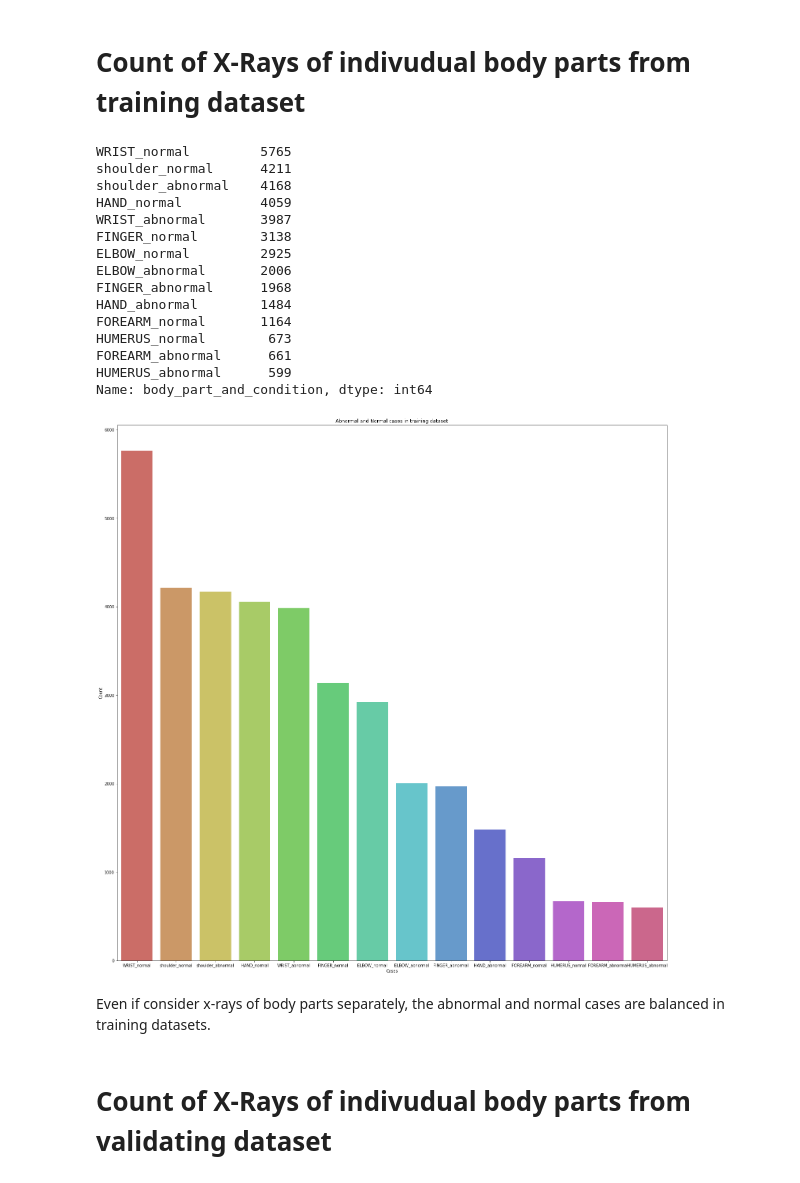
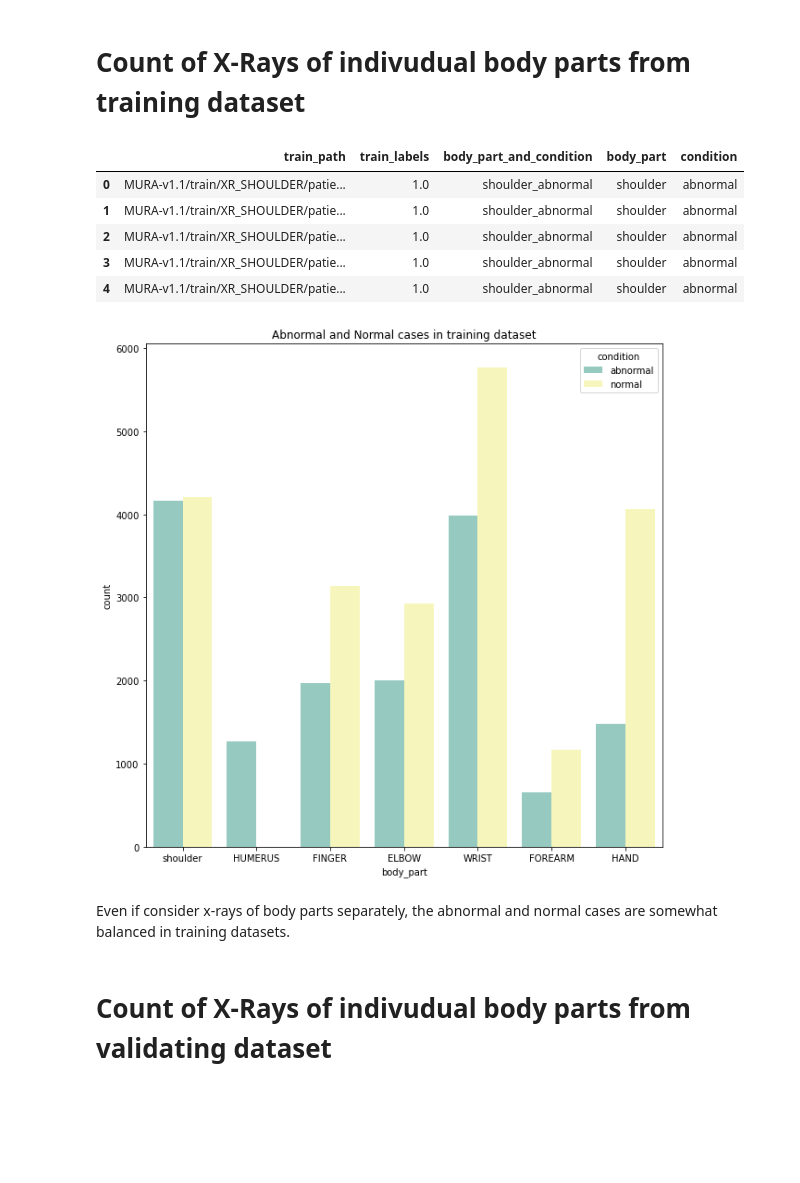
Before and after one commit to umamohantm/springboard, a Jupyter notebook: Capstone 2/Capstone _3_Data_Wrangling_and_EDA.ipynb, the cells around one changed output. Drawn from its saved outputs; the diff is of its cells as text; code cells hidden in the pictures; blank space fills up the shorter version.

```diff
--- a/Capstone 2/Capstone _3_Data_Wrangling_and_EDA.ipynb
+++ b/Capstone 2/Capstone _3_Data_Wrangling_and_EDA.ipynb
@@ -427,38 +441,26 @@ def train_count_XRays(train_image):
 # %%
 #Call the function count_XRays to find the indivudual part X-Rays by passing the training dataframe as argument
 train_count_XRays(train_image)
+# %%
+train_image.head()
+# %% [output]
+|  | train_path | train_labels | body_part_and_condition | body_part | condition |
+| 0 | MURA-v1.1/train/XR_SHOULDER/patie... | 1.0 | shoulder_abnormal | shoulder | abnormal |
+| 1 | MURA-v1.1/train/XR_SHOULDER/patie... | 1.0 | shoulder_abnormal | shoulder | abnormal |
+| 2 | MURA-v1.1/train/XR_SHOULDER/patie... | 1.0 | shoulder_abnormal | shoulder | abnormal |
+| 3 | MURA-v1.1/train/XR_SHOULDER/patie... | 1.0 | shoulder_abnormal | shoulder | abnormal |
+| 4 | MURA-v1.1/train/XR_SHOULDER/patie... | 1.0 | shoulder_abnormal | shoulder | abnormal |
 # %%
-Part_condition =  train_image['body_part_and_condition'].value_counts()
-Part_condition
-print(Part_condition)
-
-
-
-plt.figure(figsize=(25,25))
+plt.figure(figsize=(10,10))
 plt.title('Abnormal and Normal cases in training dataset')
 plt.xlabel('Cases')
 plt.ylabel('Count')
-sns.barplot(x= Part_condition.index,y = Part_condition.values,palette = 'hls')
+sns.countplot(x="body_part", hue="condition", data=train_image,palette="Set3")
 plt.show()
 # %% [output]
-WRIST_normal         5765
-shoulder_normal      4211
-shoulder_abnormal    4168
-HAND_normal          4059
-WRIST_abnormal       3987
-FINGER_normal        3138
-ELBOW_normal         2925
-ELBOW_abnormal       2006
-FINGER_abnormal      1968
-HAND_abnormal        1484
-FOREARM_normal       1164
-HUMERUS_normal        673
-FOREARM_abnormal      661
-HUMERUS_abnormal      599
-Name: body_part_and_condition, dtype: int64
-[figure, old version]
+[figure, new version]
 # %% [markdown]
-Even if consider  x-rays of body parts separately, the abnormal and normal cases are balanced in training datasets.
+Even if consider  x-rays of body parts separately, the abnormal and normal cases are somewhat balanced in training datasets.
 # %% [markdown]
 # Count of X-Rays of indivudual body parts from validating dataset
 # %%
```
Also changed, not shown: parts of 4 cells of this notebook.
